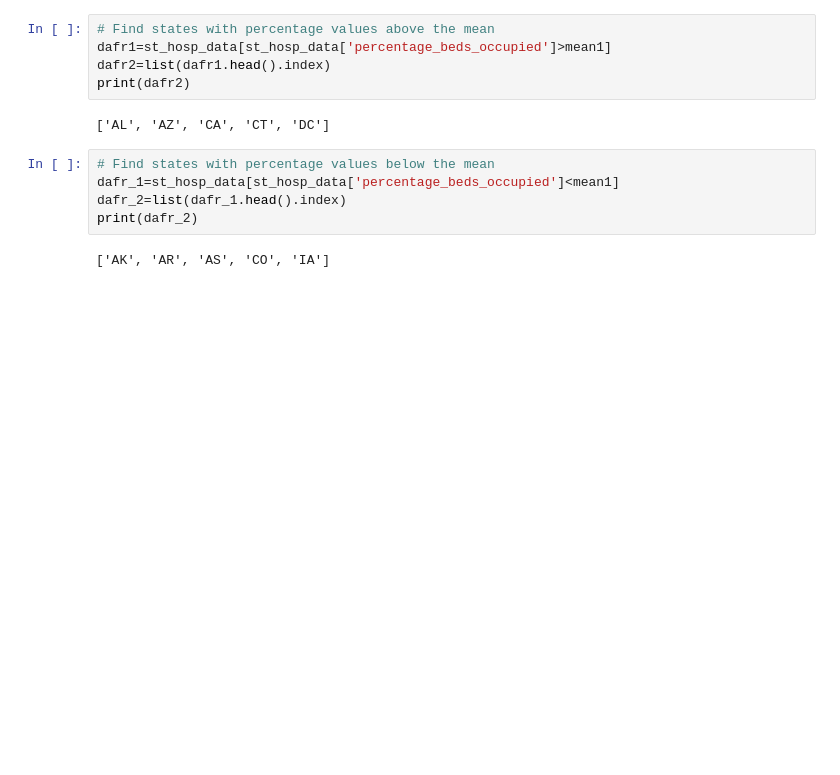
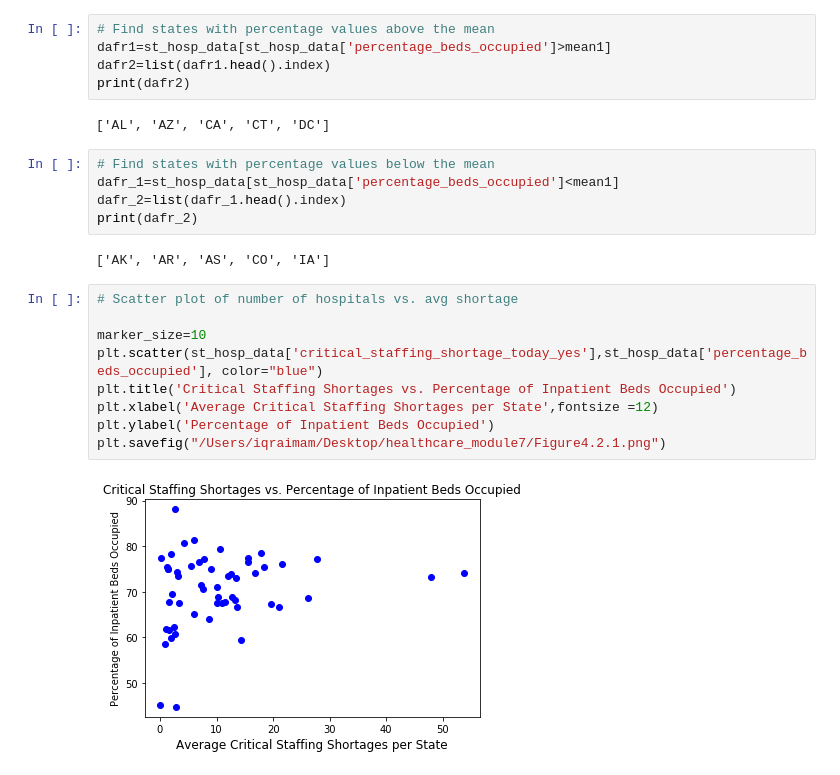
Before and after one commit to nkeplinger/healthcare_module7, a Jupyter notebook: iqra_project_code_in_progress.ipynb, the cells around one changed output. Saved outputs shown, nothing was run; the diff lists cells and outputs as text; blank space fills up the shorter version.

```diff
--- a/iqra_project_code_in_progress.ipynb
+++ b/iqra_project_code_in_progress.ipynb
@@ -447,3 +452,14 @@ dafr_2=list(dafr_1.head().index)
 print(dafr_2)
 # %% [output]
 ['AK', 'AR', 'AS', 'CO', 'IA']
+# %%
+# Scatter plot of number of hospitals vs. avg shortage
+
+marker_size=10
+plt.scatter(st_hosp_data['critical_staffing_shortage_today_yes'],st_hosp_data['percentage_beds_occupied'], color="blue")
+plt.title('Critical Staffing Shortages vs. Percentage of Inpatient Beds Occupied')
+plt.xlabel('Average Critical Staffing Shortages per State',fontsize =12)
+plt.ylabel('Percentage of Inpatient Beds Occupied')
+plt.savefig("/Users/iqraimam/Desktop/healthcare_module7/Figure4.2.1.png")
+# %% [output]
+[figure, added]
```
Also changed, not shown: parts of 5 cells of this notebook.
